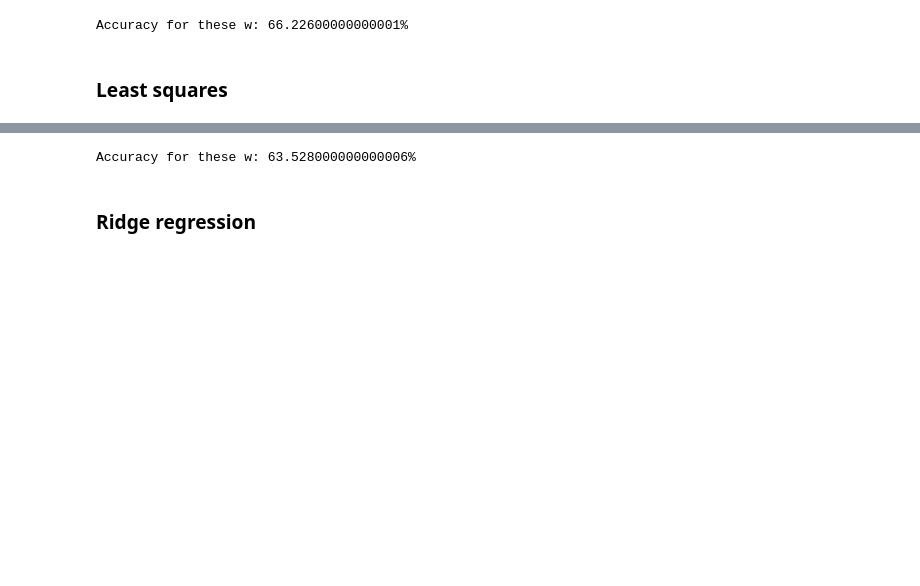
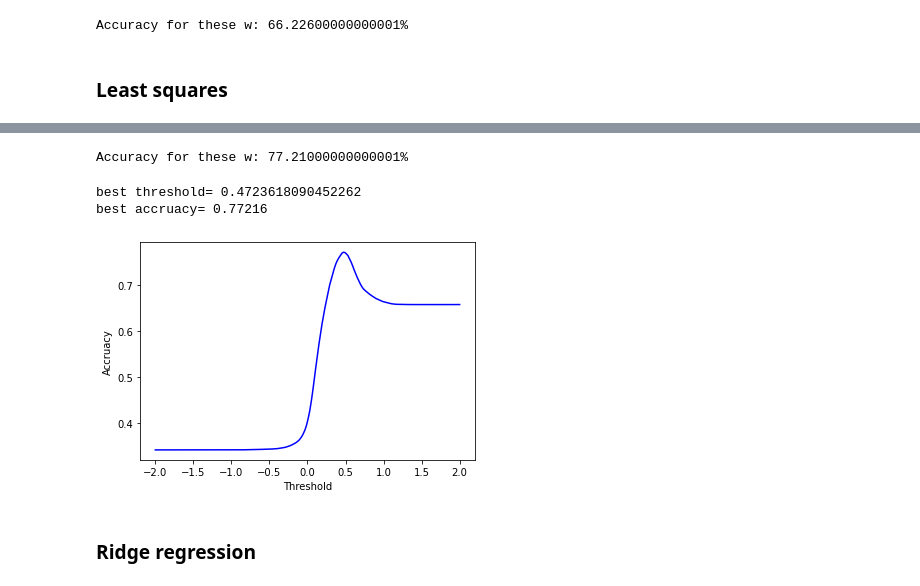
Before and after one commit to CS-433/ml-project-1-mlmybeloved, a Jupyter notebook: HiggsImmaFindYou.ipynb, the cells around one changed output, grey strips where cells are left out. Drawn from its saved outputs; the diff is of its cells as text; code cells hidden in the pictures; blank space fills up the shorter version.

```diff
--- a/HiggsImmaFindYou.ipynb
+++ b/HiggsImmaFindYou.ipynb
@@ -132,10 +136,17 @@ Test loss: 0.4803123114339245
 # %%
 y_hat_cont = tx_te@w_LS
-y_hat = [1 if yi > 0.45 else 0 for yi in y_hat_cont]
+y_hat = [1 if yi > 0.47 else 0 for yi in y_hat_cont]
 accuracy = 1-abs(y_te-y_hat).mean()
 print(f"Accuracy for these w: {accuracy*100}%")
 # %% [output]
-Accuracy for these w: 63.528000000000006%
+Accuracy for these w: 77.21000000000001%
+# %%
+best_threshold, best_accruacy = threshold_selection_and_plot(tx_te, y_te, w_LS)
+print("best threshold=", best_threshold,"\nbest accruacy=",best_accruacy)
+# %% [output]
+best threshold= 0.4723618090452262
+best accruacy= 0.77216
+[figure, added]
 # %% [markdown]
 ### Ridge regression
 # %%
```
Also changed, not shown: parts of 9 cells of this notebook, 1 other file.
